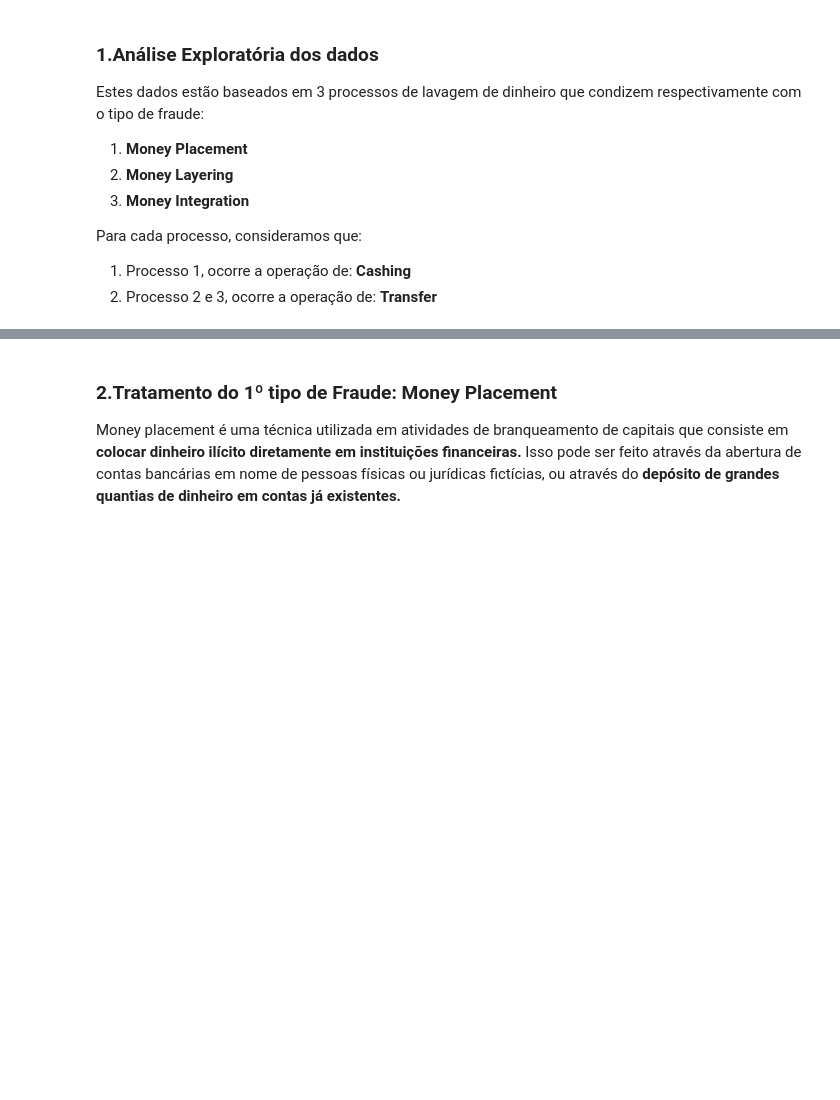
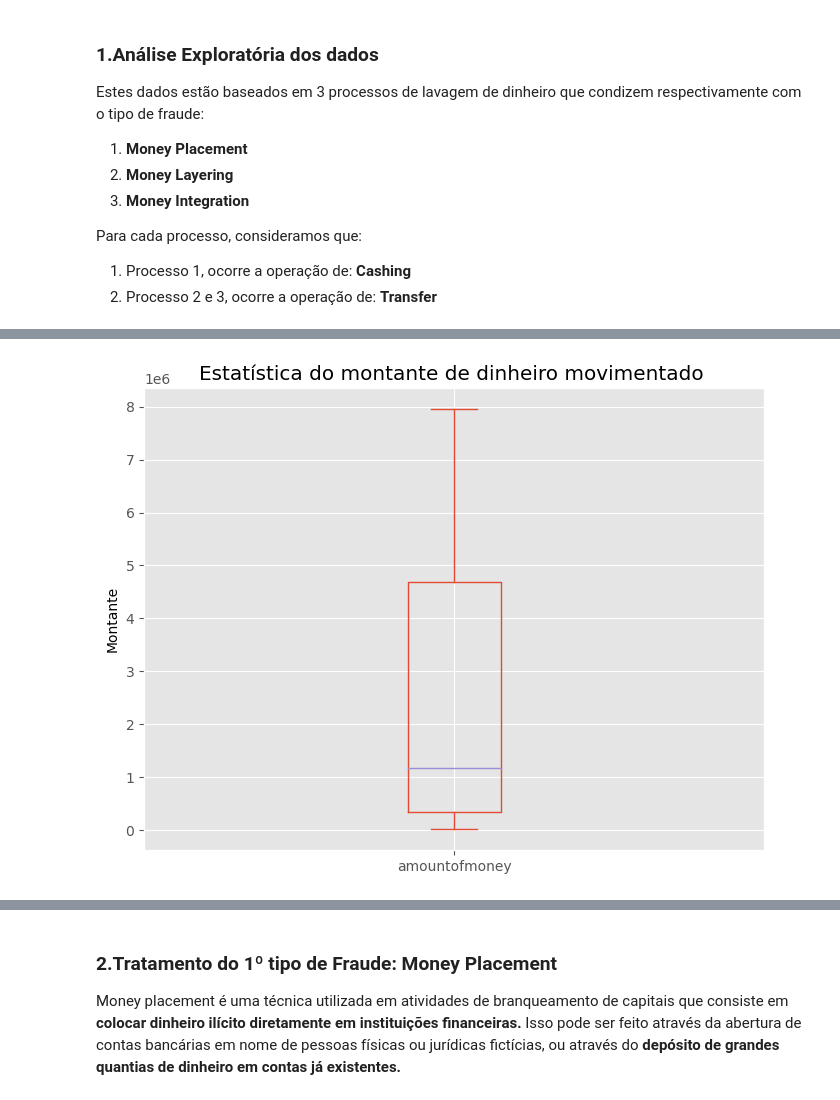
Before and after one commit to kevinTohounke/trabalhoDeConclusaoDeCurso, a Jupyter notebook: Money_laundering.ipynb, the cells around one changed output, grey strips where cells are left out. Drawn from its saved outputs; the diff is of its cells as text; code cells hidden in the pictures; blank space fills up the shorter version.

```diff
--- a/Money_laundering.ipynb
+++ b/Money_laundering.ipynb
@@ -72,0 +85,10 @@ plt.show()
+# %%
+#Estatística do montante de dinheiro movimentado
+df_amount = df[['amountofmoney']]
+
+df_amount.plot(kind='box', figsize = (8,6))
+plt.title('Estatística do montante de dinheiro movimentado ')
+plt.ylabel('Montante')
+plt.show()
+# %% [output]
+[figure, added]
```
Also changed, not shown: parts of 15 cells of this notebook.
